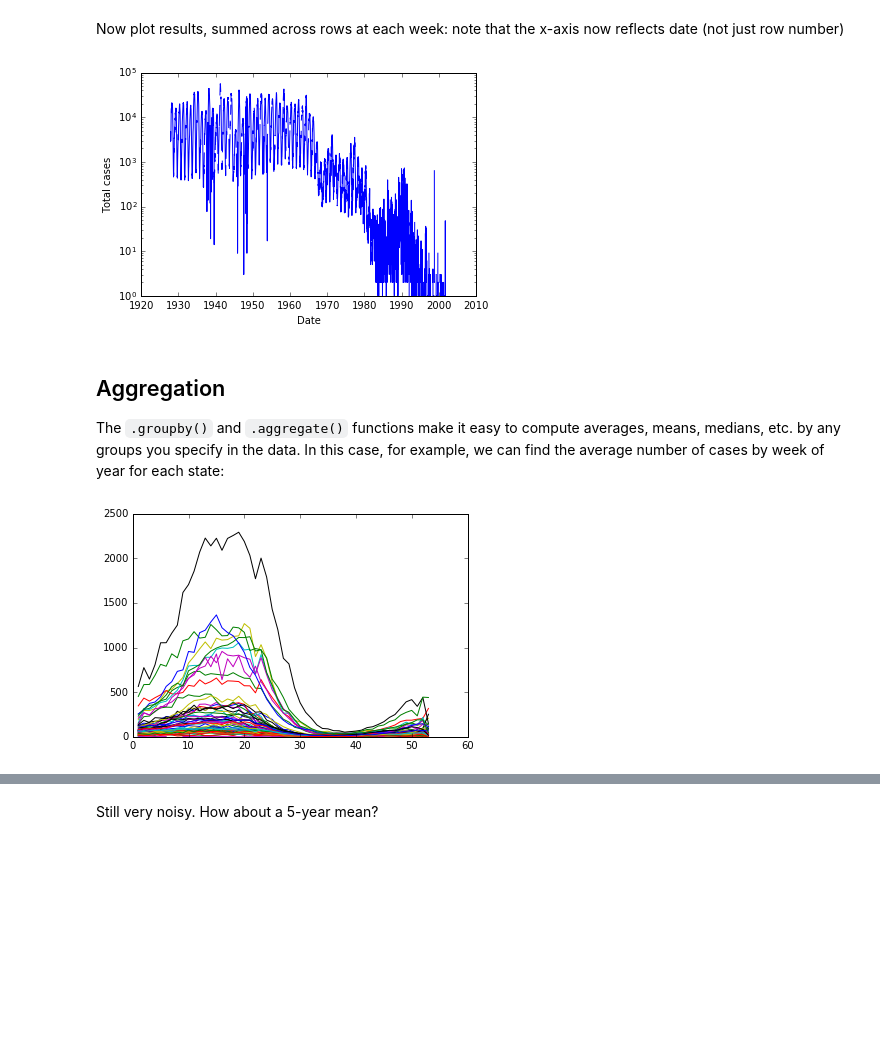
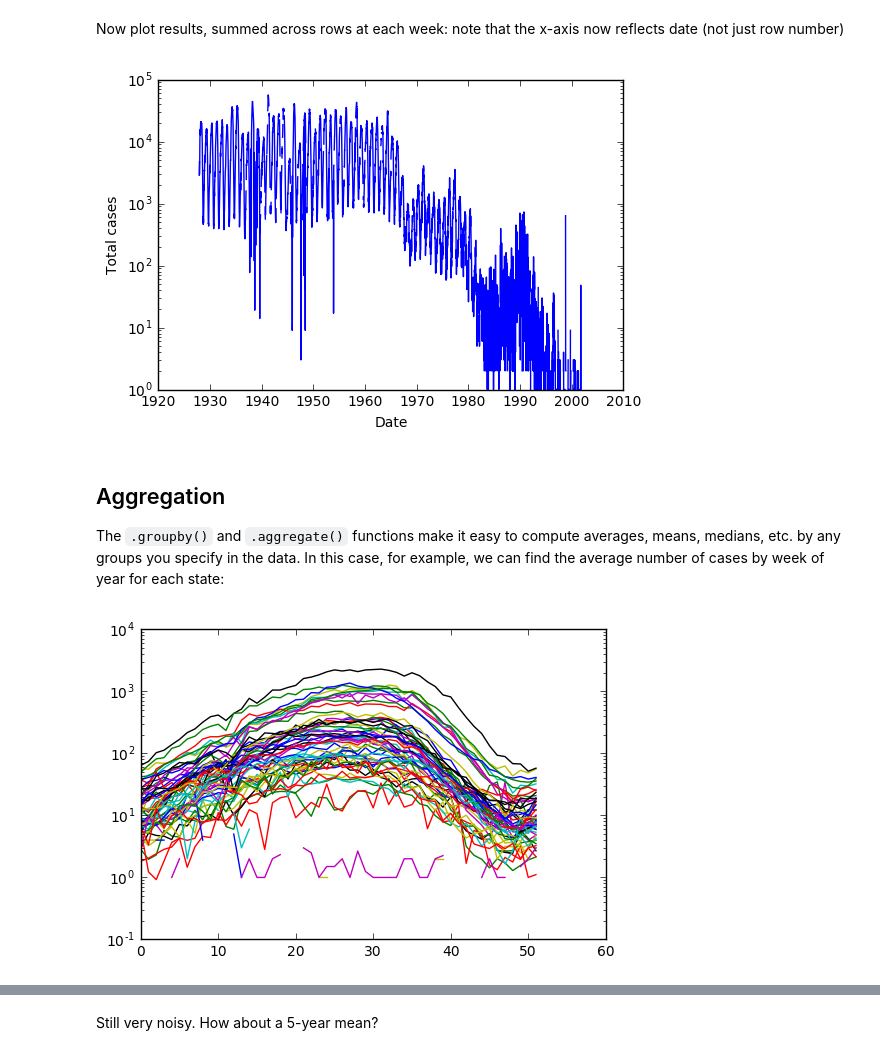
Before and after one commit to bbolker/math1mp, a Jupyter notebook: notes/pandas_intro.ipynb, the cells around one changed output, grey strips where cells are left out. Drawn from its saved outputs; the diff is of its cells as text; code cells hidden in the pictures; blank space fills up the shorter version.

```diff
--- a/notes/pandas_intro.ipynb
+++ b/notes/pandas_intro.ipynb
@@ -195,0 +242,4 @@ print(sum(ALABAMA_nona))
+# %%
+x = pd.Series([False,True])
+print(x)
+print(~x)
@@ -215,6 +272,7 @@ Name: 985, dtype: float64
 Let's make a function to simplify this a bit ...
 # %%
 def first_val(x):
+    """return location of first non-missing value"""
     return(x.isnull().argmin())
 # %% [markdown]
 Now we want to run this on all of the data columns (not the `YEAR` and `WEEK` columns). We could use a `for` loop, but it's more compact and `pandas`-ish to use `.apply()` for this.  In general, `.apply()` takes *any* function and runs it on each column of a DataFrame. Analogous to using `axis=0` on `numpy` array methods ...
@@ -353,18 +426,18 @@ plt.semilogy(p_short.sum(axis=1))
 plt.xlabel("Date")
 plt.ylabel("Total cases");
 # %% [output]
-[figure, old version]
+[figure, new version]
 # %% [markdown]
 ## Aggregation
 
 The `.groupby()` and `.aggregate()` functions make it easy to compute averages, means, medians, etc. by any groups you specify in the data.  In this case, for example, we can find the average number of cases by week of year for each state:
 # %%
-p_week = p_short.groupby(p_dateinfo.WEEK)    ## group by week
+p_week = p_short.groupby((p_dateinfo.WEEK+38+26) % 52)    ## group by week
 p_week_mean = p_week.aggregate(np.mean)      ## compute mean by week
-##p_week_mean
-plt.plot(p_week_mean);                       ## plot
+p_week_mean.head()
+plt.semilogy(p_week_mean);                       ## plot
 # %% [output]
-[figure, old version]
+[figure, new version]
 # %%
 biweek = 52*(p_dateinfo.YEAR % 2) + p_dateinfo.WEEK
 p_biweek_mean = p_short.groupby(biweek).aggregate(np.mean)
```
Also changed, not shown: parts of 32 cells of this notebook.
